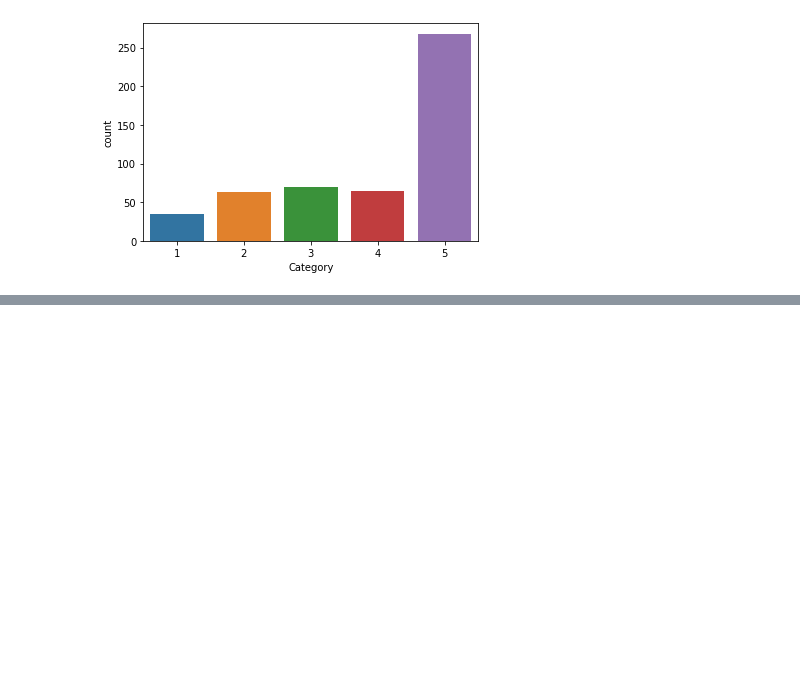
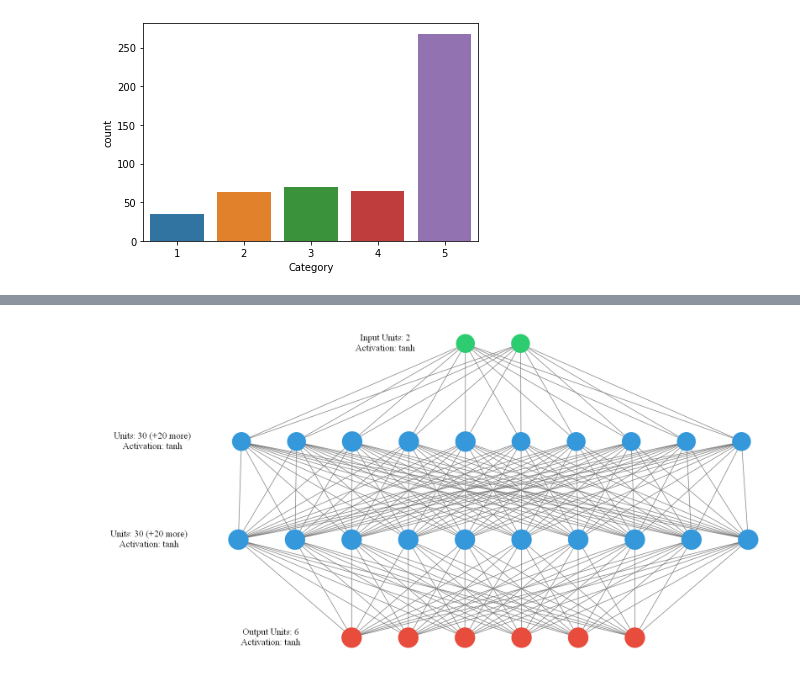
Before and after one commit to oliverolah97/Olah_NS2021, a Jupyter notebook: Olah_NS2021.ipynb, the cells around one changed output, grey strips where cells are left out. Drawn from its saved outputs; the diff is of its cells as text; code cells hidden in the pictures; blank space fills up the shorter version.

Commit message:
obrazok neuronovej siete + model keras + trenovanie neuronovej siete

```diff
--- a/Olah_NS2021.ipynb
+++ b/Olah_NS2021.ipynb
@@ -99,0 +115,13 @@ sns.countplot(x='Category',data=df)
+# %%
+moj_keras_model = Sequential()
+moj_keras_model.add(Dense(30,input_dim=2,activation="tanh")) # aktivacna funkcia tanh
+moj_keras_model.add(Dense(30,activation="tanh"))
+moj_keras_model.add(Dense(6))
+moj_keras_model.compile(loss="mean_squared_error",optimizer="adam",metrics=["accuracy"])
+# %%
+# img
+from keras_visualizer import visualizer
+visualizer(moj_keras_model, filename='img_NS',format = "png",view=False)
+Image("img_NS.png")
+# %% [output]
+[figure, added]
```
Also changed, not shown: parts of 14 cells of this notebook, 1 other file.
